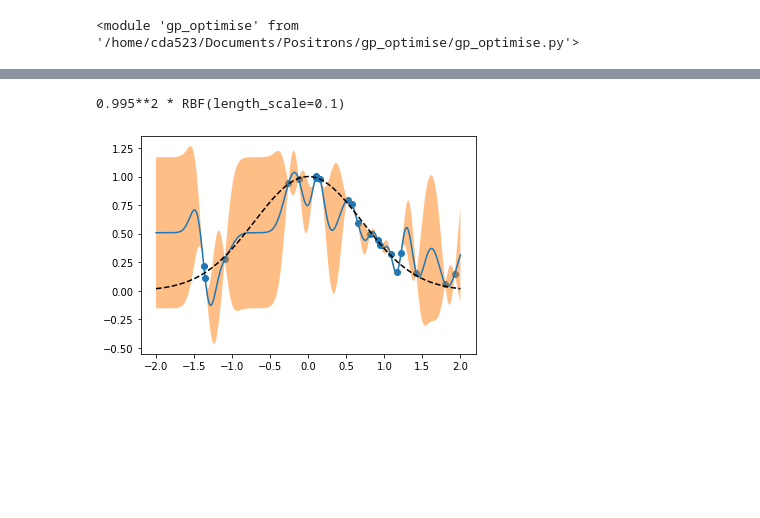
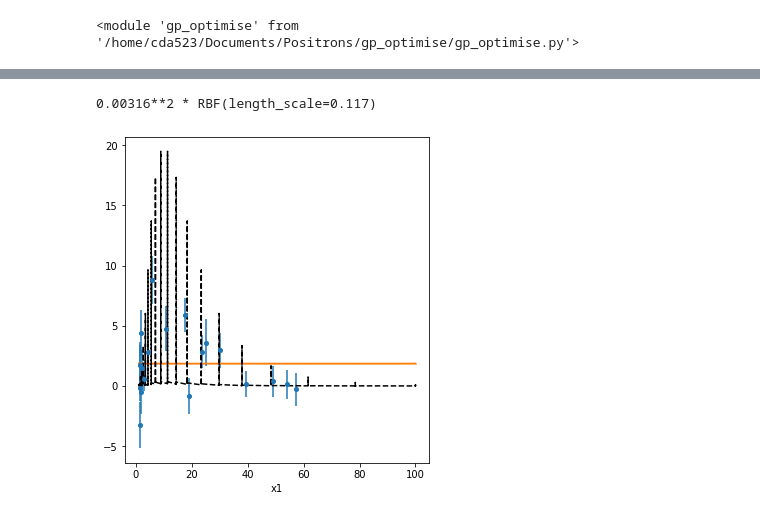
Before and after one commit to ChrisArran/gp_optimise, a Jupyter notebook: gp_test.ipynb, the cells around one changed output, grey strips where cells are left out. Saved outputs shown, nothing was run; the diff lists cells and outputs as text; code cells hidden in the pictures; blank space fills up the shorter version.

Commit message:
Test notebook updated with a working 3D test problem and the latest plotting function.

```diff
--- a/gp_test.ipynb
+++ b/gp_test.ipynb
@@ -21,5 +38,20 @@ def fun2(x):
+# %%
+rng = np.random.default_rng()
+
+dims = [{'name':'x1','type':'log-uniform','min':1,'max':100},
+       {'name':'x2','type':'uniform','min':-2,'max':2},
+       {'name':'x3','type':'uniform','min':10,'max':20}]
+
+def fun0(X):
+    y = np.transpose(X)[2]*np.exp(-(np.log(np.transpose(X)[0]/10)**2+np.transpose(X)[1]**2))
+    return y
+
+def fun(X):
+    yerr = 0.1*np.transpose(X)[2]
+    y = fun0(X) + yerr*rng.standard_normal()
+    return y,yerr
 # %%
 kernel = 1*RBF(length_scale_bounds=(1e-1, 1e1))# + WhiteKernel(noise_level_bounds=(1e-2, 1e2))
-gpo = gp_optimise.Gp_optimise(fun2,dims,kernel)
+gpo = gp_optimise.Gp_optimise(fun,dims,kernel)
 # %%
 gpo.initialise(20)
@@ -32,11 +81,23 @@ Increase the number of iterations (max_iter) or scale the data as shown in:
 # %%
-X_test = np.linspace(start=-2, stop=2, num=1000).reshape(-1, 1)
-y_test,std_test = gpo.gaussian_process.predict(X_test, return_std=True)
-plt.scatter(gpo.X,gpo.y)
-plt.plot(X_test,y_test)
-plt.fill_between(X_test.ravel(),y_test-2*std_test,y_test+2*std_test,alpha=0.5)
-plt.plot(X_test,fun0(X_test),'k--')
+X_test = gpo.uniform_Xgrid(20)
+y_test,std_test = gpo.predict(X_test)
+
+plt.figure(figsize=(12,6))
+plt.subplot(1,2,1)
+plt.errorbar(gpo.X[:,0],gpo.y,gpo.yerr,linestyle='',marker='o',markersize=4)
+plt.plot(X_test[:,0],y_test,color='tab:orange')
+plt.fill_between(X_test[:,0].ravel(),y_test-2*std_test,y_test+2*std_test,alpha=0.5,color='tab:orange')
+plt.plot(X_test[:,0],fun0(X_test),'k--')
+plt.xlabel(gpo.dims[0]['name'])
+
+#plt.subplot(1,2,2)
+#plt.scatter(gpo.X[:,1],gpo.y)
+#plt.plot(X_test[:,1],y_test)
+#plt.fill_between(X_test[:,1].ravel(),y_test-2*std_test,y_test+2*std_test,alpha=0.5)
+#plt.plot(X_test[:,1],fun0(X_test),'k--')
+#plt.xlabel(gpo.dims[1]['name'])
+
 gpo.gaussian_process.kernel_
 # %% [output]
-0.995**2 * RBF(length_scale=0.1)
+0.00316**2 * RBF(length_scale=0.117)
-[figure, old version]
+[figure, new version]
```
Also changed, not shown: parts of 10 cells of this notebook.
